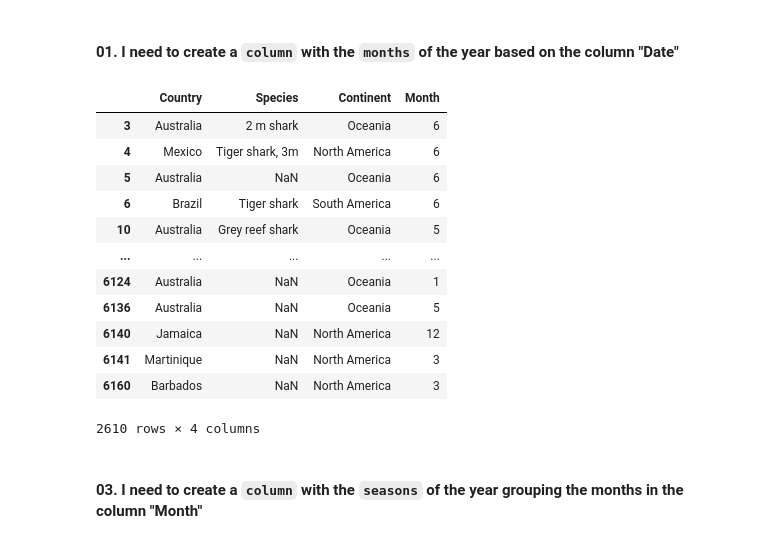
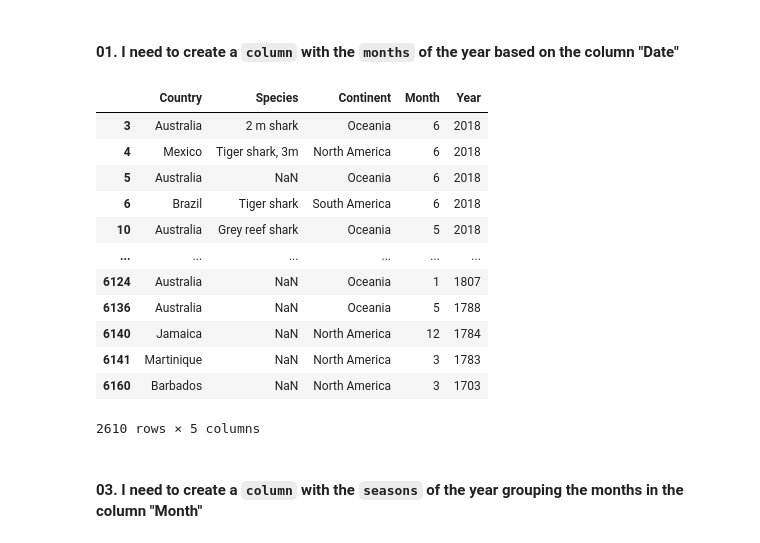
Before and after one commit to bripollc/01_EDA_Sharks, a Jupyter notebook: exploration.ipynb, the cells around one changed output. Cells and saved outputs as stored; diff of their text form; code cells hidden in the pictures.

````diff
--- a/exploration.ipynb
+++ b/exploration.ipynb
@@ -340,29 +340,30 @@ dtype: int64
 # %%
 # Convert the 'Date' column to datetime format.
 # errors='coerce' is used to convert any invalid value in NaT
 df['Date'] = pd.to_datetime(df['Date'], errors='coerce')
 
 # Delete NaT values from Date
 df.dropna(subset=['Date'], inplace=True)
 
 # Create a column 'Month' with the values of the months
 df['Month'] = df['Date'].dt.month
+df['Year'] = df['Date'].dt.year
 df.drop(columns=["Date"], axis=1, inplace=True)
 df
 # %% [output]
-|  | Country | Species | Continent | Month |
-| 3 | Australia | 2 m shark | Oceania | 6 |
-| 4 | Mexico | Tiger shark, 3m | North America | 6 |
-| 5 | Australia | NaN | Oceania | 6 |
-| 6 | Brazil | Tiger shark | South America | 6 |
-| 10 | Australia | Grey reef shark | Oceania | 5 |
-| ... | ... | ... | ... | ... |
-| 6124 | Australia | NaN | Oceania | 1 |
-| 6136 | Australia | NaN | Oceania | 5 |
-| 6140 | Jamaica | NaN | North America | 12 |
-| 6141 | Martinique | NaN | North America | 3 |
-| 6160 | Barbados | NaN | North America | 3 |
+|  | Country | Species | Continent | Month | Year |
+| 3 | Australia | 2 m shark | Oceania | 6 | 2018 |
+| 4 | Mexico | Tiger shark, 3m | North America | 6 | 2018 |
+| 5 | Australia | NaN | Oceania | 6 | 2018 |
+| 6 | Brazil | Tiger shark | South America | 6 | 2018 |
+| 10 | Australia | Grey reef shark | Oceania | 5 | 2018 |
+| ... | ... | ... | ... | ... | ... |
+| 6124 | Australia | NaN | Oceania | 1 | 1807 |
+| 6136 | Australia | NaN | Oceania | 5 | 1788 |
+| 6140 | Jamaica | NaN | North America | 12 | 1784 |
+| 6141 | Martinique | NaN | North America | 3 | 1783 |
+| 6160 | Barbados | NaN | North America | 3 | 1703 |
-2610 rows × 4 columns
+2610 rows × 5 columns
 # %% [markdown]
 #### 03. I need to create a ```column``` with the ```seasons``` of the year grouping the months in the column "Month"
 # %%
````
Also changed, not shown: parts of 9 cells of this notebook.
